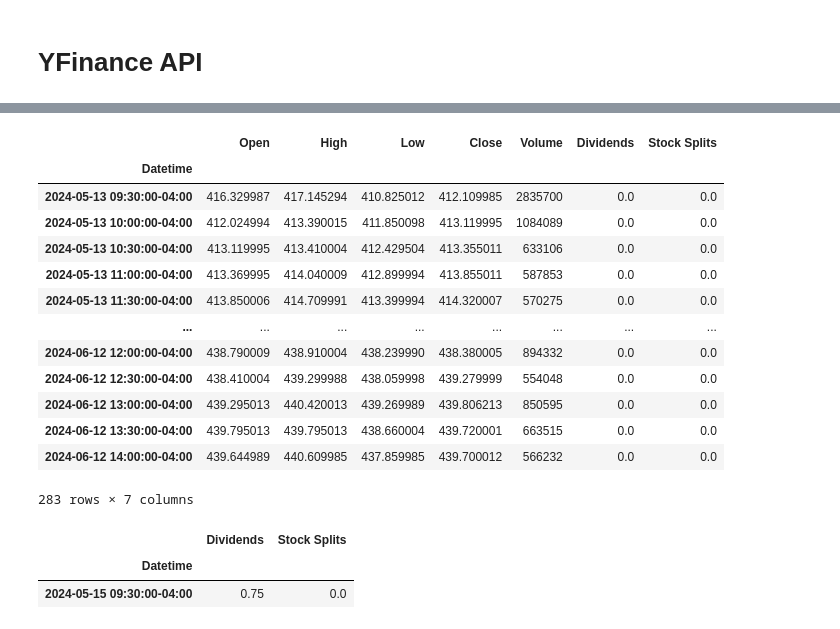
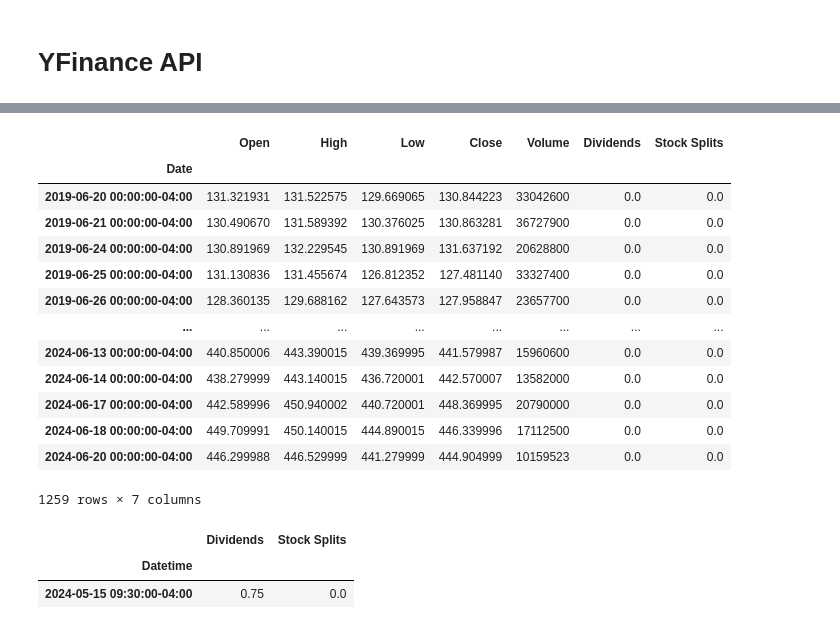
Before and after one commit to rodrigotiscareno/stox_watch, a Jupyter notebook: notebooks/yahoo_finance.ipynb, the cells around one changed output, grey strips where cells are left out. Drawn from its saved outputs; the diff is of its cells as text; code cells hidden in the pictures.

```diff
--- a/notebooks/yahoo_finance.ipynb
+++ b/notebooks/yahoo_finance.ipynb
@@ -28,21 +28,21 @@ msft.info
 # %%
-msft.history(period="1mo",interval='30m')
+msft.history(period="5y",interval='1d')
 # Intervals: [1m, 2m, 5m, 15m, 30m, 60m, 90m, 1h, 1d, 5d, 1wk, 1mo, 3mo])
 # %% [output]
 |  | Open | High | Low | Close | Volume | Dividends | Stock Splits |
-| Datetime |  |  |  |  |  |  |  |
-| 2024-05-13 09:30:00-04:00 | 416.329987 | 417.145294 | 410.825012 | 412.109985 | 2835700 | 0.0 | 0.0 |
-| 2024-05-13 10:00:00-04:00 | 412.024994 | 413.390015 | 411.850098 | 413.119995 | 1084089 | 0.0 | 0.0 |
-| 2024-05-13 10:30:00-04:00 | 413.119995 | 413.410004 | 412.429504 | 413.355011 | 633106 | 0.0 | 0.0 |
-| 2024-05-13 11:00:00-04:00 | 413.369995 | 414.040009 | 412.899994 | 413.855011 | 587853 | 0.0 | 0.0 |
-| 2024-05-13 11:30:00-04:00 | 413.850006 | 414.709991 | 413.399994 | 414.320007 | 570275 | 0.0 | 0.0 |
+| Date |  |  |  |  |  |  |  |
+| 2019-06-20 00:00:00-04:00 | 131.321931 | 131.522575 | 129.669065 | 130.844223 | 33042600 | 0.0 | 0.0 |
+| 2019-06-21 00:00:00-04:00 | 130.490670 | 131.589392 | 130.376025 | 130.863281 | 36727900 | 0.0 | 0.0 |
+| 2019-06-24 00:00:00-04:00 | 130.891969 | 132.229545 | 130.891969 | 131.637192 | 20628800 | 0.0 | 0.0 |
+| 2019-06-25 00:00:00-04:00 | 131.130836 | 131.455674 | 126.812352 | 127.481140 | 33327400 | 0.0 | 0.0 |
+| 2019-06-26 00:00:00-04:00 | 128.360135 | 129.688162 | 127.643573 | 127.958847 | 23657700 | 0.0 | 0.0 |
 | ... | ... | ... | ... | ... | ... | ... | ... |
-| 2024-06-12 12:00:00-04:00 | 438.790009 | 438.910004 | 438.239990 | 438.380005 | 894332 | 0.0 | 0.0 |
-| 2024-06-12 12:30:00-04:00 | 438.410004 | 439.299988 | 438.059998 | 439.279999 | 554048 | 0.0 | 0.0 |
-| 2024-06-12 13:00:00-04:00 | 439.295013 | 440.420013 | 439.269989 | 439.806213 | 850595 | 0.0 | 0.0 |
-| 2024-06-12 13:30:00-04:00 | 439.795013 | 439.795013 | 438.660004 | 439.720001 | 663515 | 0.0 | 0.0 |
-| 2024-06-12 14:00:00-04:00 | 439.644989 | 440.609985 | 437.859985 | 439.700012 | 566232 | 0.0 | 0.0 |
+| 2024-06-13 00:00:00-04:00 | 440.850006 | 443.390015 | 439.369995 | 441.579987 | 15960600 | 0.0 | 0.0 |
+| 2024-06-14 00:00:00-04:00 | 438.279999 | 443.140015 | 436.720001 | 442.570007 | 13582000 | 0.0 | 0.0 |
+| 2024-06-17 00:00:00-04:00 | 442.589996 | 450.940002 | 440.720001 | 448.369995 | 20790000 | 0.0 | 0.0 |
+| 2024-06-18 00:00:00-04:00 | 449.709991 | 450.140015 | 444.890015 | 446.339996 | 17112500 | 0.0 | 0.0 |
+| 2024-06-20 00:00:00-04:00 | 446.299988 | 446.529999 | 441.279999 | 444.904999 | 10159523 | 0.0 | 0.0 |
-283 rows × 7 columns
+1259 rows × 7 columns
 # %%
 msft.actions
 # %% [output]
```
Also changed, not shown: parts of 1 cell of this notebook, 6 other files.
